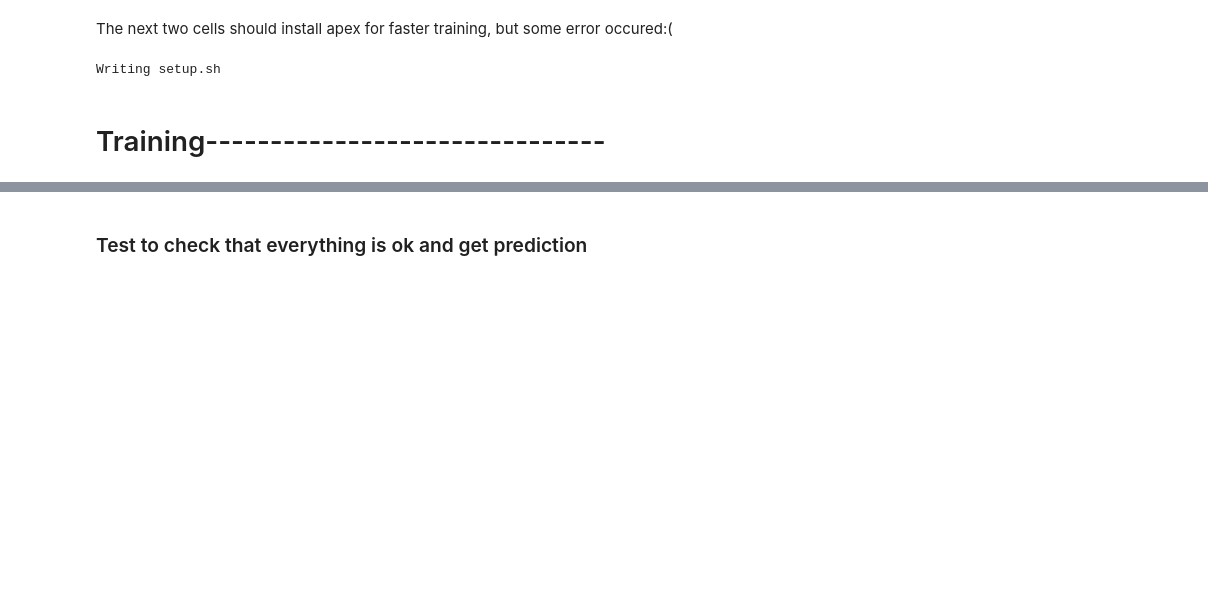
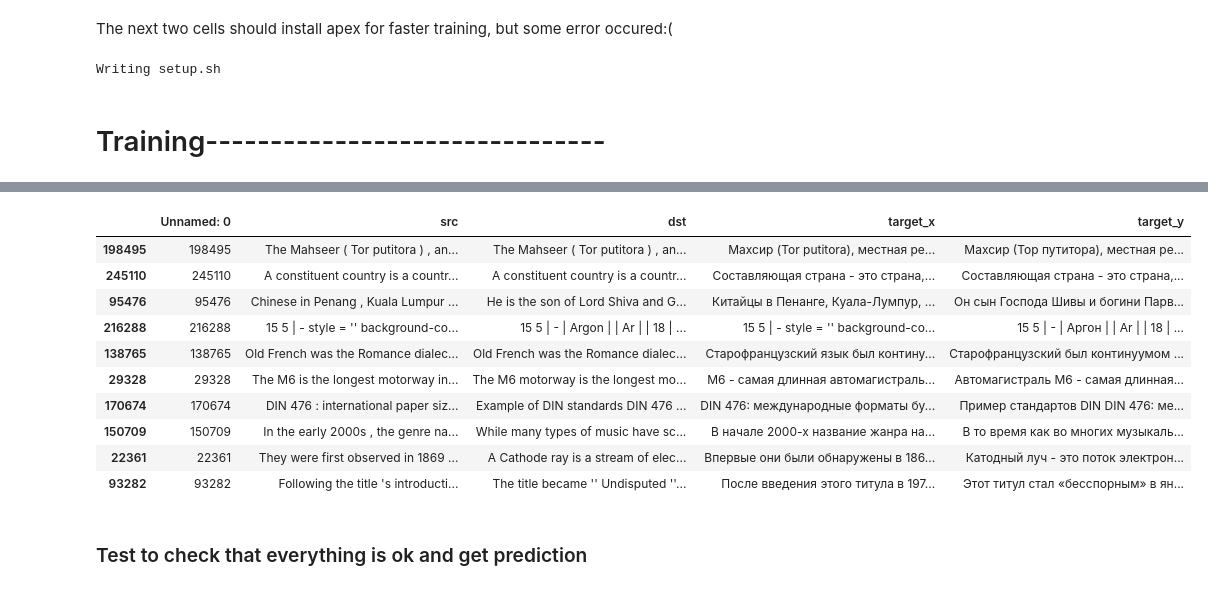
Before and after one commit to alexandraizhevskaya/Machine-methods-for-creating-a-corpus-of-simplified-texts, a Jupyter notebook: Simplification_model.ipynb, the cells around one changed output, grey strips where cells are left out. Cells and saved outputs as stored; diff of their text form; code cells hidden in the pictures; blank space fills up the shorter version.

Commit message:
Training simplification models

```diff
--- a/Simplification_model.ipynb
+++ b/Simplification_model.ipynb
@@ -135,0 +202,9 @@ To: /content/ParaPhraserPlus.json
+# %%
+! gdown https://drive.google.com/uc?id=1ZelXO1Toyfk7ezW50HEaAdnO5XoORa4P
+data = pd.read_csv('/content/asset_data_ru.csv')
+data_test = pd.read_csv('/content/drive/MyDrive/MT_sentence_simpl/wiki_test_dev_eng.csv', sep='\t')
+
+from sklearn.utils import shuffle
+data = shuffle(data)
+data_dev = data.sample(n=500, random_state=42)
+data_train = data.drop(data_dev.index)
@@ -438,3 +533,22 @@ Writing setup.sh
+# %%
+pd.set_option('display.max_rows', None)
+pd.set_option('display.max_columns', 500)
+pd.set_option('display.width', 1000)
+pd.set_option('display.max_colwidth', None)
+# %%
+data_train.sample(10)
+# %% [output]
+|  | Unnamed: 0 | src | dst | target_x | target_y |
+| 198495 | 198495 | The Mahseer ( Tor putitora ) , an... | The Mahseer ( Tor putitora ) , an... | Махсир (Tor putitora), местная ре... | Махсир (Тор путитора), местная ре... |
+| 245110 | 245110 | A constituent country is a countr... | A constituent country is a countr... | Составляющая страна - это страна,... | Составляющая страна - это страна,... |
+| 95476 | 95476 | Chinese in Penang , Kuala Lumpur ... | He is the son of Lord Shiva and G... | Китайцы в Пенанге, Куала-Лумпур, ... | Он сын Господа Шивы и богини Парв... |
+| 216288 | 216288 | 15 5 | - style = '' background-co... | 15 5 | - | Argon | | Ar | | 18 | ... | 15 5 | - style = '' background-co... | 15 5 | - | Аргон | | Ar | | 18 | ... |
+| 138765 | 138765 | Old French was the Romance dialec... | Old French was the Romance dialec... | Старофранцузский язык был контину... | Старофранцузский был континуумом ... |
+| 29328 | 29328 | The M6 is the longest motorway in... | The M6 motorway is the longest mo... | M6 - самая длинная автомагистраль... | Автомагистраль M6 - самая длинная... |
+| 170674 | 170674 | DIN 476 : international paper siz... | Example of DIN standards DIN 476 ... | DIN 476: международные форматы бу... | Пример стандартов DIN DIN 476: ме... |
+| 150709 | 150709 | In the early 2000s , the genre na... | While many types of music have sc... | В начале 2000-х название жанра на... | В то время как во многих музыкаль... |
+| 22361 | 22361 | They were first observed in 1869 ... | A Cathode ray is a stream of elec... | Впервые они были обнаружены в 186... | Катодный луч - это поток электрон... |
+| 93282 | 93282 | Following the title 's introducti... | The title became '' Undisputed ''... | После введения этого титула в 197... | Этот титул стал «бесспорным» в ян... |
 # %% [markdown]
 ### Test to check that everything is ok and get prediction
 # %%
```
Also changed, not shown: parts of 33 cells of this notebook.
